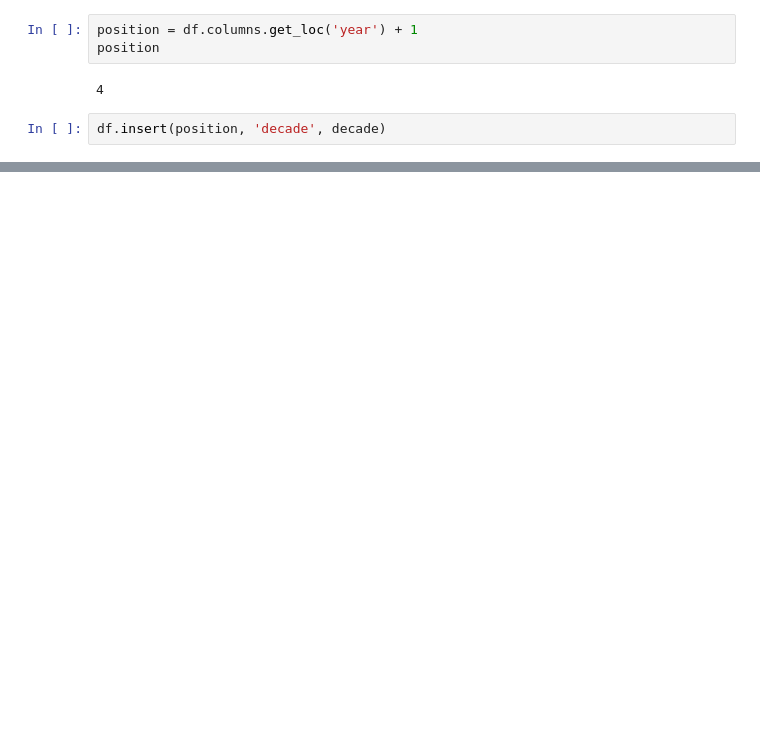
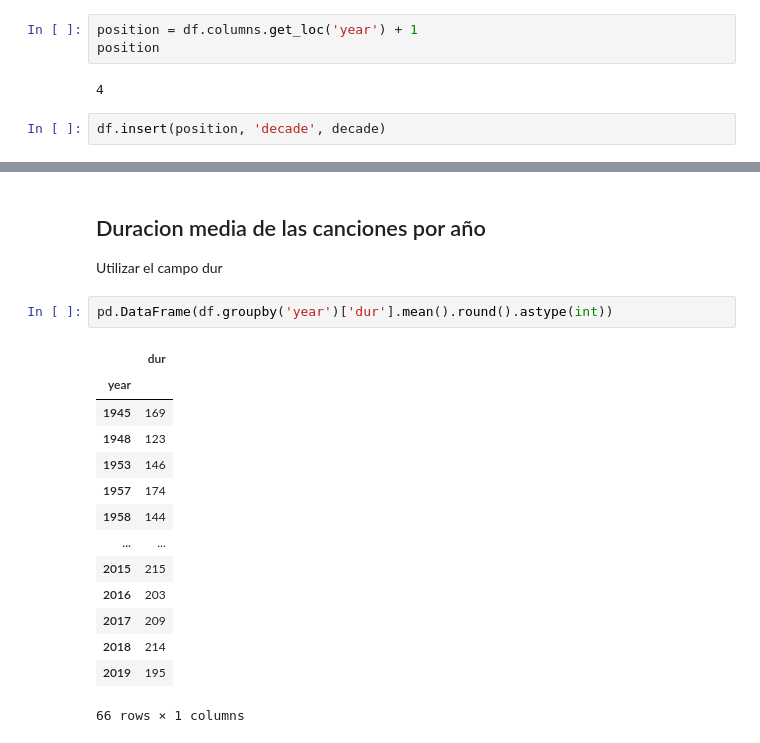
Before and after one commit to Angelbardon/curso-_analisis_angel_bardon, a Jupyter notebook: m4-pandas/spotify.ipynb, the cells around one changed output, grey strips where cells are left out. Cells and saved outputs as stored; diff of their text form; blank space fills up the shorter version.

Commit message:
duracion media

```diff
--- a/m4-pandas/spotify.ipynb
+++ b/m4-pandas/spotify.ipynb
@@ -428,0 +434,21 @@ df.head()
+# %% [markdown]
+## Duracion media de las canciones por año
+
+Utilizar el campo dur
+# %%
+pd.DataFrame(df.groupby('year')['dur'].mean().round().astype(int))
+# %% [output]
+|  | dur |
+| year |  |
+| 1945 | 169 |
+| 1948 | 123 |
+| 1953 | 146 |
+| 1957 | 174 |
+| 1958 | 144 |
+| ... | ... |
+| 2015 | 215 |
+| 2016 | 203 |
+| 2017 | 209 |
+| 2018 | 214 |
+| 2019 | 195 |
+66 rows × 1 columns
```
Also changed, not shown: parts of 11 cells of this notebook.
